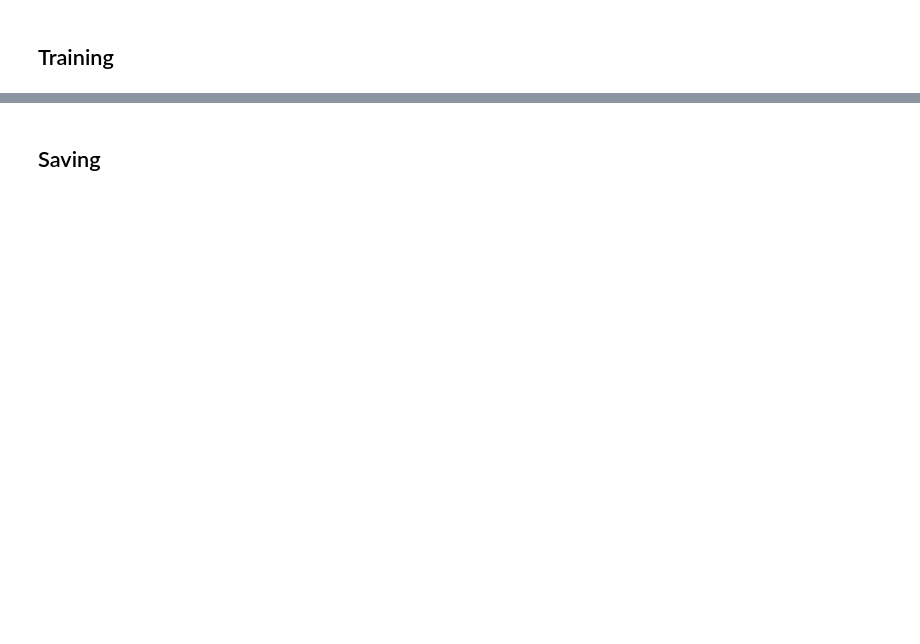
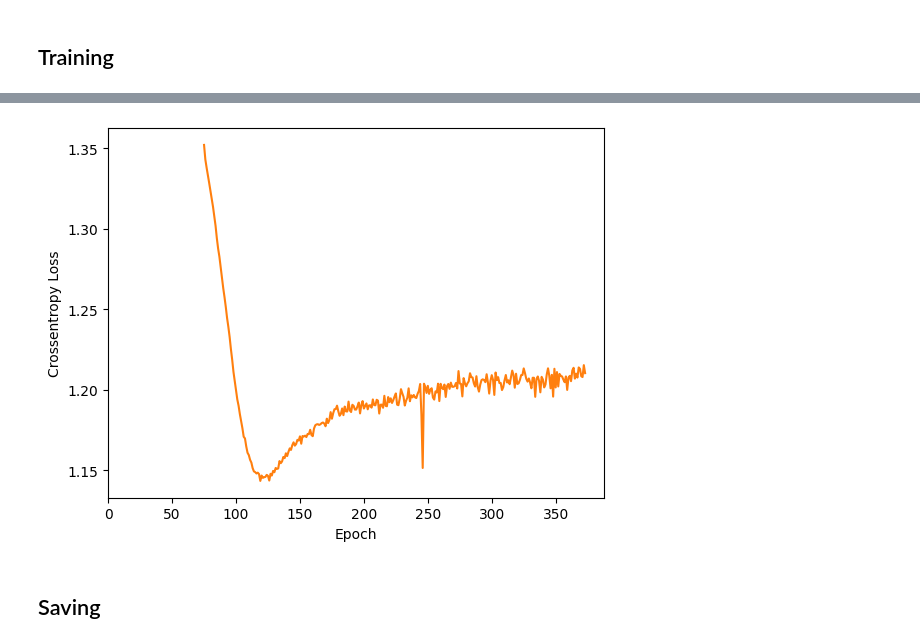
Before and after one commit to LimaoC/super-resolution-for-satellite-imagery, a Jupyter notebook: notebooks/mitch/prototype-srgan.ipynb, the cells around one changed output, grey strips where cells are left out. Cells and saved outputs as stored; diff of their text form; code cells hidden in the pictures; blank space fills up the shorter version.

```diff
--- a/notebooks/mitch/prototype-srgan.ipynb
+++ b/notebooks/mitch/prototype-srgan.ipynb
@@ -230,6 +261,10 @@ gen_losses[-5:]
 # %%
-plt.plot(gen_losses)
-plt.title("Generator losses")
+plt.plot([])
+plt.plot(range(75, len(discrim_losses)), discrim_losses[75:])
+plt.xlim(left=0)
+# plt.title("Discriminator losses")
 plt.xlabel("Epoch")
-plt.ylabel("Perceptual Loss")
+plt.ylabel("Crossentropy Loss")
 plt.show()
+# %% [output]
+[figure, added]
```
Also changed, not shown: parts of 19 cells of this notebook, 1 other file.
